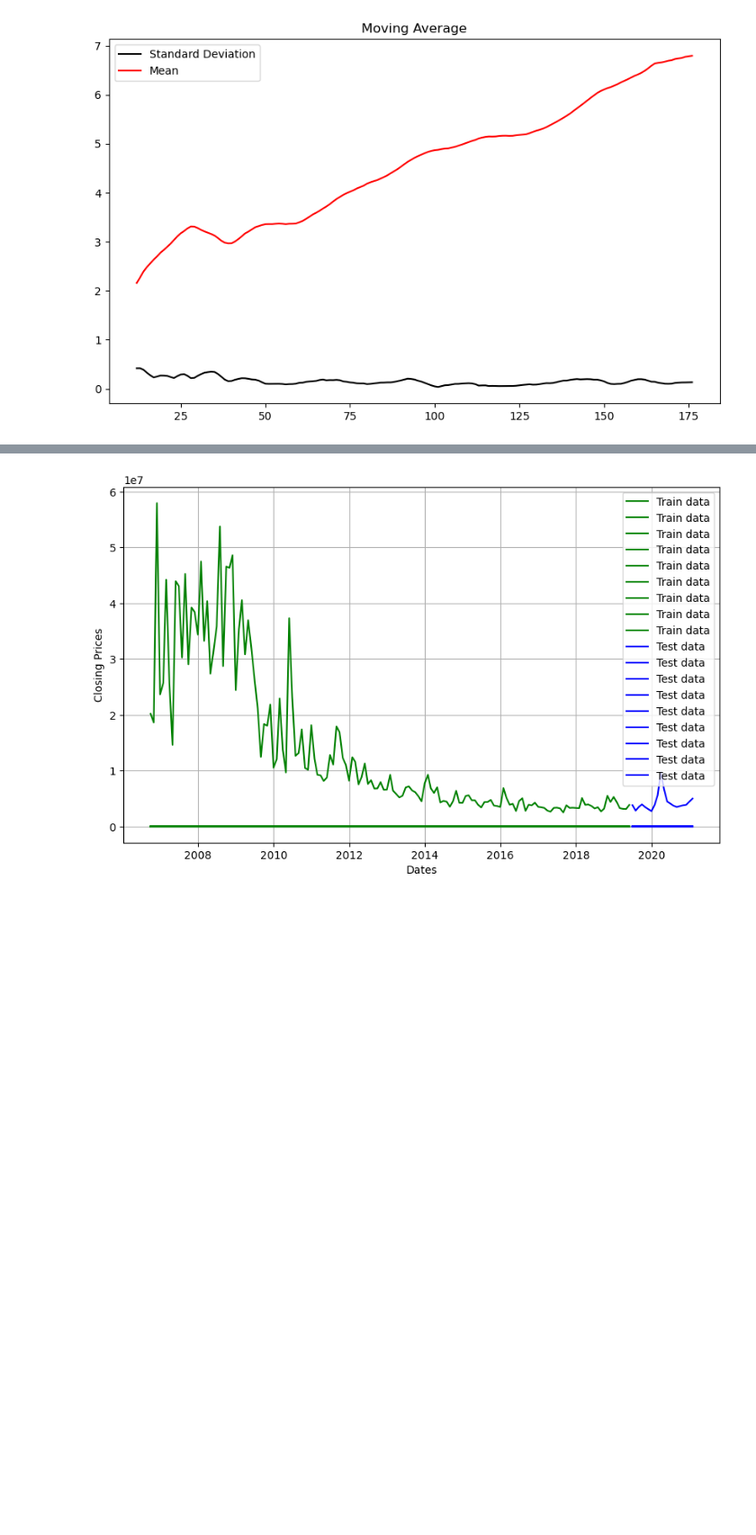
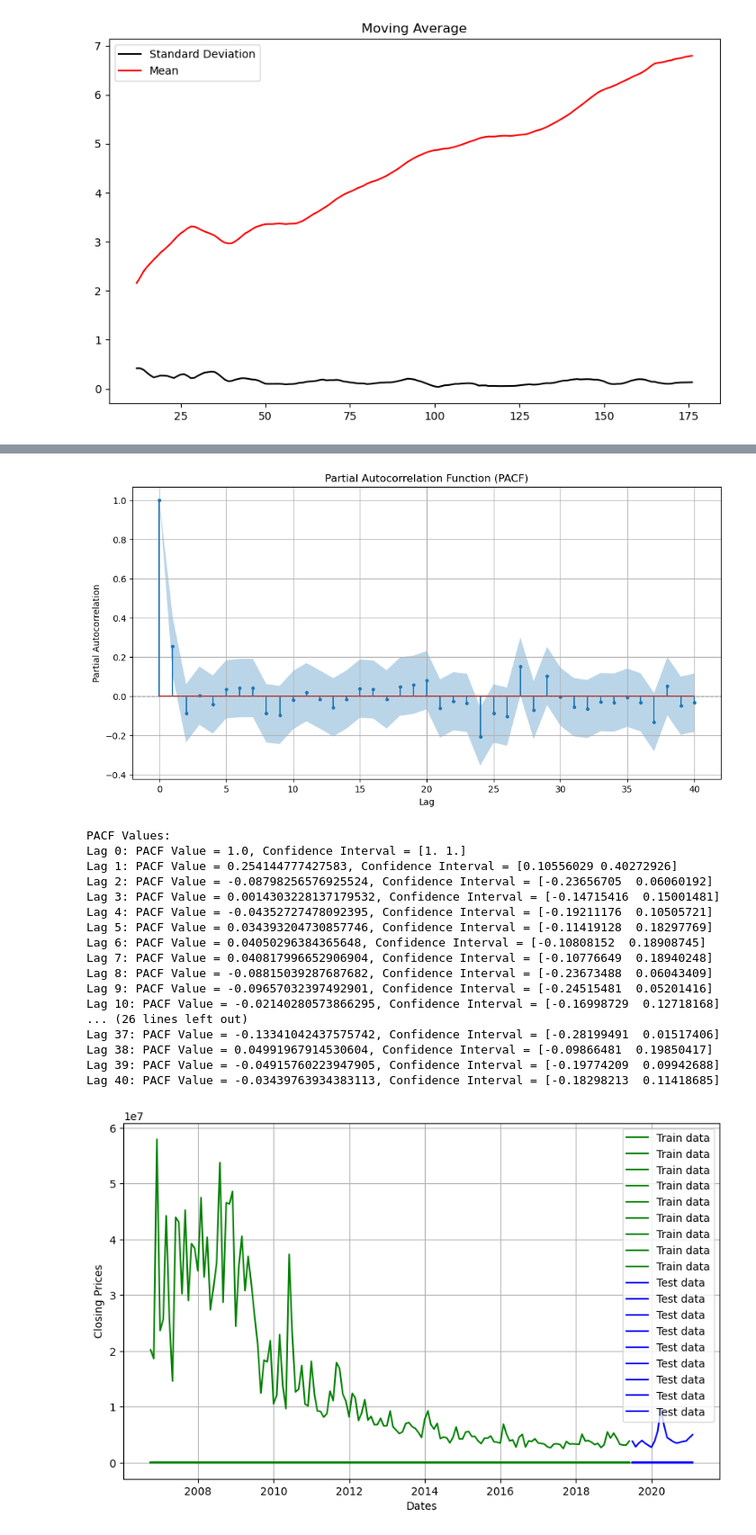
Before and after one commit to srijita1406/Quantitative-Analytics, a Jupyter notebook: stock-forecasting.ipynb, the cells around one changed output, grey strips where cells are left out. Shown at 90% size. Cells and saved outputs as stored; diff of their text form; code cells hidden in the pictures; blank space fills up the shorter version.

```diff
--- a/stock-forecasting.ipynb
+++ b/stock-forecasting.ipynb
@@ -648,3 +759,40 @@ df_without_outliers1.set_index('Date', inplace=True)
+# %%
+pacf_values, confint_pacf = pacf(df_without_outliers1['Close_transformed_diff'], nlags=40, alpha=0.05)
+
+# Plot PACF with confidence intervals
+plt.figure(figsize=(12, 6))
+plt.stem(range(len(pacf_values)), pacf_values, use_line_collection=True, markerfmt='.')
+plt.axhline(0, color='gray', linestyle='dashed', linewidth=1)
+plt.fill_between(range(len(pacf_values)), confint_pacf[:, 0], confint_pacf[:, 1], alpha=0.3)
+plt.xlabel('Lag')
+plt.ylabel('Partial Autocorrelation')
+plt.title('Partial Autocorrelation Function (PACF)')
+plt.grid(True)
+plt.show()
+
+# Print PACF values with confidence intervals
+print("PACF Values:")
+for lag, pacf_val, conf_int in zip(range(len(pacf_values)), pacf_values, confint_pacf):
+    print(f"Lag {lag}: PACF Value = {pacf_val}, Confidence Interval = {conf_int}")
+# %% [output]
+[figure, added]
+PACF Values:
+Lag 0: PACF Value = 1.0, Confidence Interval = [1. 1.]
+Lag 1: PACF Value = 0.254144777427583, Confidence Interval = [0.10556029 0.40272926]
+Lag 2: PACF Value = -0.08798256576925524, Confidence Interval = [-0.23656705  0.06060192]
+Lag 3: PACF Value = 0.0014303228137179532, Confidence Interval = [-0.14715416  0.15001481]
+Lag 4: PACF Value = -0.04352727478092395, Confidence Interval = [-0.19211176  0.10505721]
+Lag 5: PACF Value = 0.034393204730857746, Confidence Interval = [-0.11419128  0.18297769]
+Lag 6: PACF Value = 0.04050296384365648, Confidence Interval = [-0.10808152  0.18908745]
+Lag 7: PACF Value = 0.040817996652906904, Confidence Interval = [-0.10776649  0.18940248]
+Lag 8: PACF Value = -0.08815039287687682, Confidence Interval = [-0.23673488  0.06043409]
+Lag 9: PACF Value = -0.09657032397492901, Confidence Interval = [-0.24515481  0.05201416]
+Lag 10: PACF Value = -0.02140280573866295, Confidence Interval = [-0.16998729  0.12718168]
+... (26 lines left out)
+Lag 37: PACF Value = -0.13341042437575742, Confidence Interval = [-0.28199491  0.01517406]
+Lag 38: PACF Value = 0.04991967914530604, Confidence Interval = [-0.09866481  0.19850417]
+Lag 39: PACF Value = -0.04915760223947905, Confidence Interval = [-0.19774209  0.09942688]
+Lag 40: PACF Value = -0.03439763934383113, Confidence Interval = [-0.18298213  0.11418685]
 # %%
 # Split data into train and test set
 train_data = df_without_outliers1.iloc[3:int(len(df_without_outliers1)*0.9)]
```
Also changed, not shown: parts of 7 cells of this notebook.
